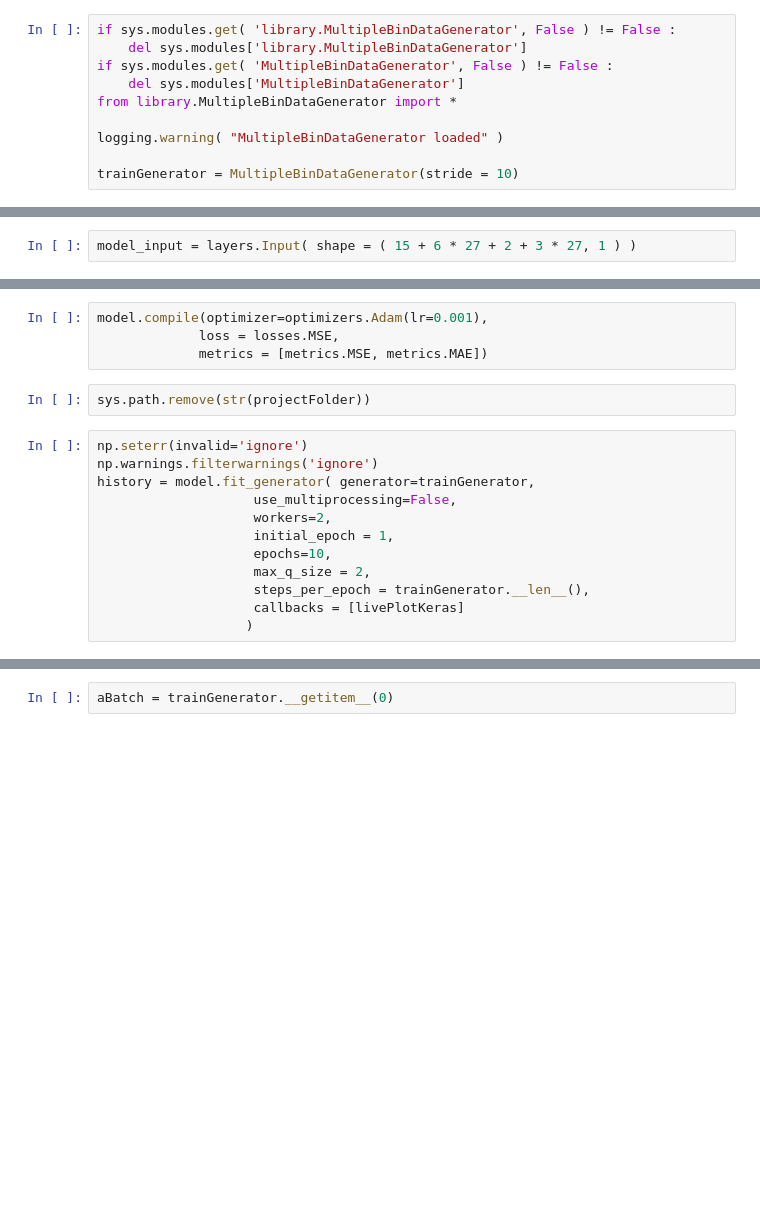
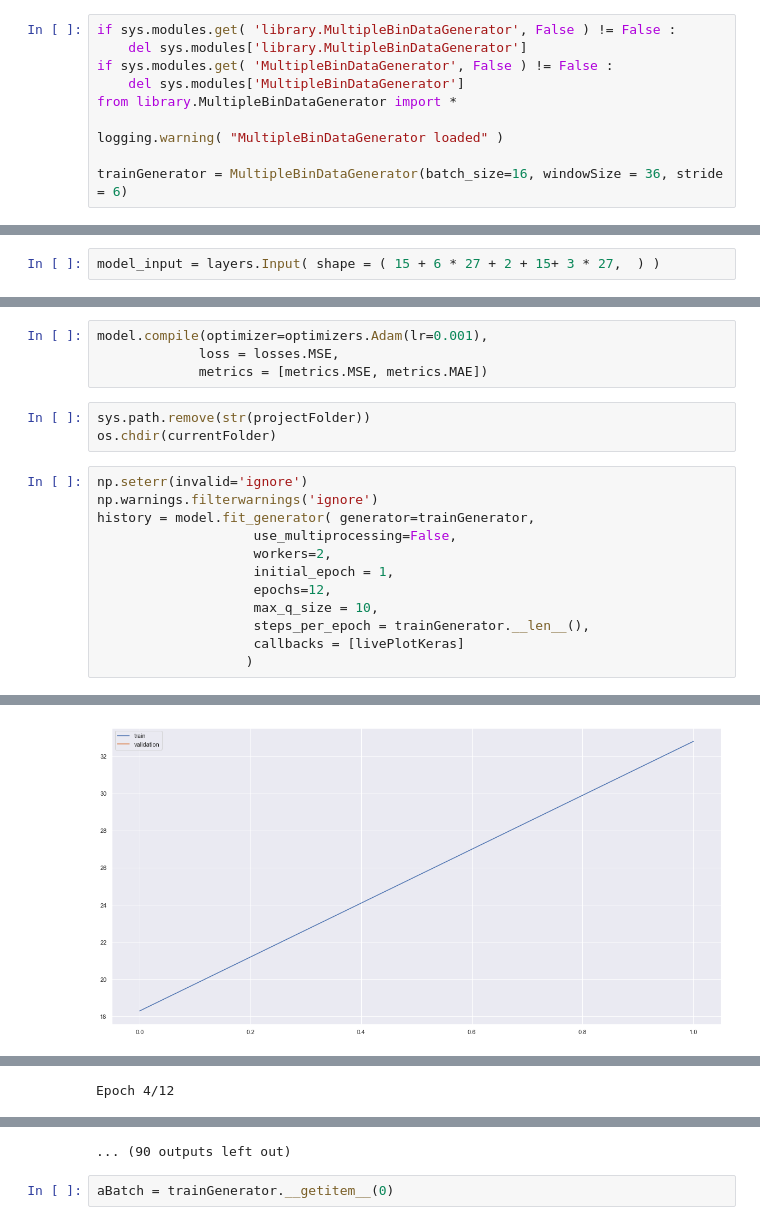
Before and after one commit to adhocmaster/earthquakePrediction, a Jupyter notebook: estimator/TinyFFNWithStats.ipynb, the cells around one changed output, grey strips where cells are left out. Drawn from its saved outputs; the diff is of its cells as text; blank space fills up the shorter version.

```diff
--- a/estimator/TinyFFNWithStats.ipynb
+++ b/estimator/TinyFFNWithStats.ipynb
@@ -25,7 +23,7 @@ from library.MultipleBinDataGenerator import *
 
 logging.warning( "MultipleBinDataGenerator loaded" )
 
-trainGenerator = MultipleBinDataGenerator(stride = 10)
+trainGenerator = MultipleBinDataGenerator(batch_size=16, windowSize = 36, stride = 6)
 # %% [output]
 WARNING:root:MultipleBinDataGenerator loaded
 WARNING:root:shuffling: False
@@ -53,5 +49,5 @@ trainGenerator.__len__()
 # %%
-model_input = layers.Input( shape = ( 15 + 6 * 27 + 2 + 3 * 27, 1 ) )
+model_input = layers.Input( shape = ( 15 + 6 * 27 + 2 + 15+ 3 * 27,  ) )
 # %%
 x = layers.Dense(64)(model_input)
 x = layers.LeakyReLU(alpha=0.1)(x)
@@ -93,6 +89,7 @@ model.compile(optimizer=optimizers.Adam(lr=0.001),
              metrics = [metrics.MSE, metrics.MAE])
 # %%
 sys.path.remove(str(projectFolder))
+os.chdir(currentFolder)
 # %%
 np.seterr(invalid='ignore')
 np.warnings.filterwarnings('ignore')
@@ -100,8 +97,8 @@ history = model.fit_generator( generator=trainGenerator,
                     use_multiprocessing=False,
                     workers=2,
                     initial_epoch = 1,
-                    epochs=10,
-                    max_q_size = 2,
+                    epochs=12,
+                    max_q_size = 10,
                     steps_per_epoch = trainGenerator.__len__(),
                     callbacks = [livePlotKeras]
                    )
@@ -109,0 +117 @@ Epoch 2/10
+[figure, added]
@@ -109,0 +119 @@ Epoch 2/10
+Epoch 4/12
@@ -110,2 +199,3 @@ Epoch 2/10
+... (90 outputs left out)
 # %%
 aBatch = trainGenerator.__getitem__(0)
```
Also changed, not shown: parts of 6 cells of this notebook, 8 other files.
